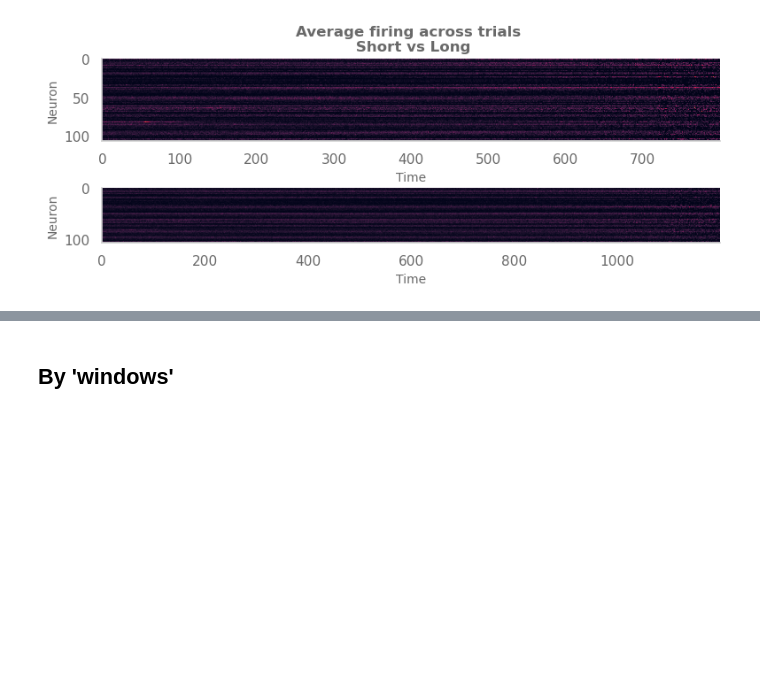
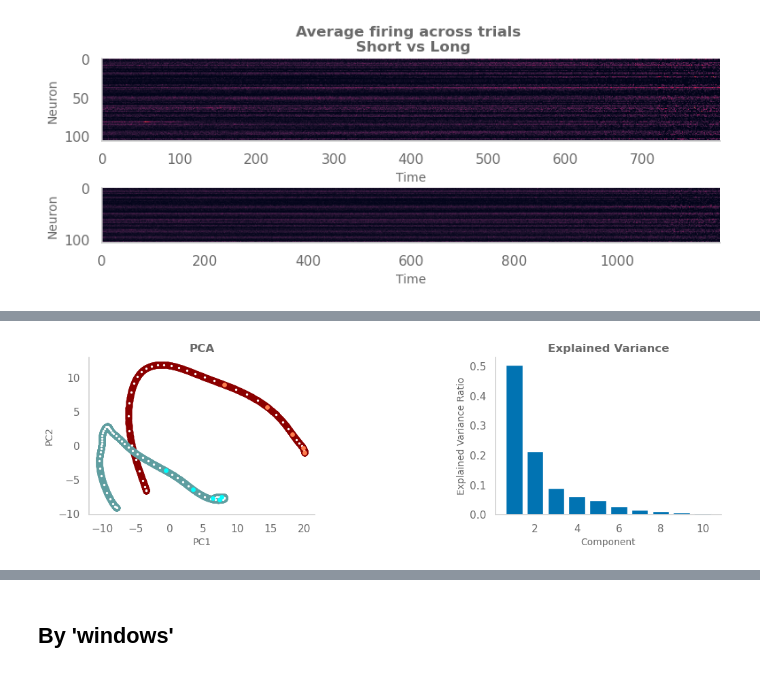
Before and after one commit to CONECT-INT/2023_CENTURI-SummerSchool, a Jupyter notebook: datasets/dataset2_time-interval-task/dataset2_jocksan.ipynb, the cells around one changed output, grey strips where cells are left out. Saved outputs shown, nothing was run; the diff lists cells and outputs as text; code cells hidden in the pictures; blank space fills up the shorter version.

```diff
--- a/datasets/dataset2_time-interval-task/dataset2_jocksan.ipynb
+++ b/datasets/dataset2_time-interval-task/dataset2_jocksan.ipynb
@@ -195,0 +217,6 @@ for neuron, ax in enumerate(axs.ravel()):
+# %%
+N = 50
+spikesS = [rollavg(shortData_mean[:, neuron], N = N, gaussian = True)[1] * 1000 for neuron in range(nNeurons)]
+spikesL = [rollavg(longData_mean[:, neuron], N = N, gaussian = True)[1] * 1000 for neuron in range(nNeurons)]
+spikesS = np.array(spikesS)
+spikesL = np.array(spikesL)
@@ -195,0 +262,34 @@ for neuron, ax in enumerate(axs.ravel()):
+# %%
+expTime_S = np.array([480, 560, 640, 720, 800])
+expTime_L = np.array([800, 900, 1000, 1100, 1200])
+
+fig = plt.figure(figsize = (12,3))
+fig.subplots_adjust(wspace = 0.8)
+
+plt.subplot(121)
+
+plt.scatter(data_t[:800, 0], data_t[:800, 1], color = 'darkred')
+plt.scatter(data_t[800:, 0], data_t[800:, 1], color = 'cadetblue')
+##
+# Visualizing 'speed'
+plt.scatter(data_t[np.arange(0, 800, 20), 0], data_t[np.arange(0, 800, 20), 1], s = 2, color = 'white')
+plt.scatter(data_t[np.arange(800, 2000, 20), 0], data_t[np.arange(800, 2000, 20), 1], s = 2, color = 'white')
+
+plt.scatter(data_t[expTime_S - 1, 0], data_t[expTime_S - 1, 1], s = 15, color = 'coral')
+plt.scatter(data_t[expTime_L + 799, 0], data_t[expTime_L + 799, 1], s = 15, color = 'cyan')
+##
+
+
+plt.title('PCA', fontweight = 'bold')
+plt.xlabel('PC1')
+plt.ylabel('PC2')
+#plt.legend(loc = 'center', bbox_to_anchor = (1.15, 0.5), title = 'Direction', frameon = False)
+
+plt.subplot(122)
+plt.bar([i + 1 for i in range(nComponents)], pca.explained_variance_ratio_)
+plt.title('Explained Variance', fontweight = 'bold')
+plt.xlabel('Component')
+plt.ylabel('Explained Variance Ratio')
+plt.show()
+# %% [output]
+[figure, added]
```
Also changed, not shown: parts of 67 cells of this notebook.
